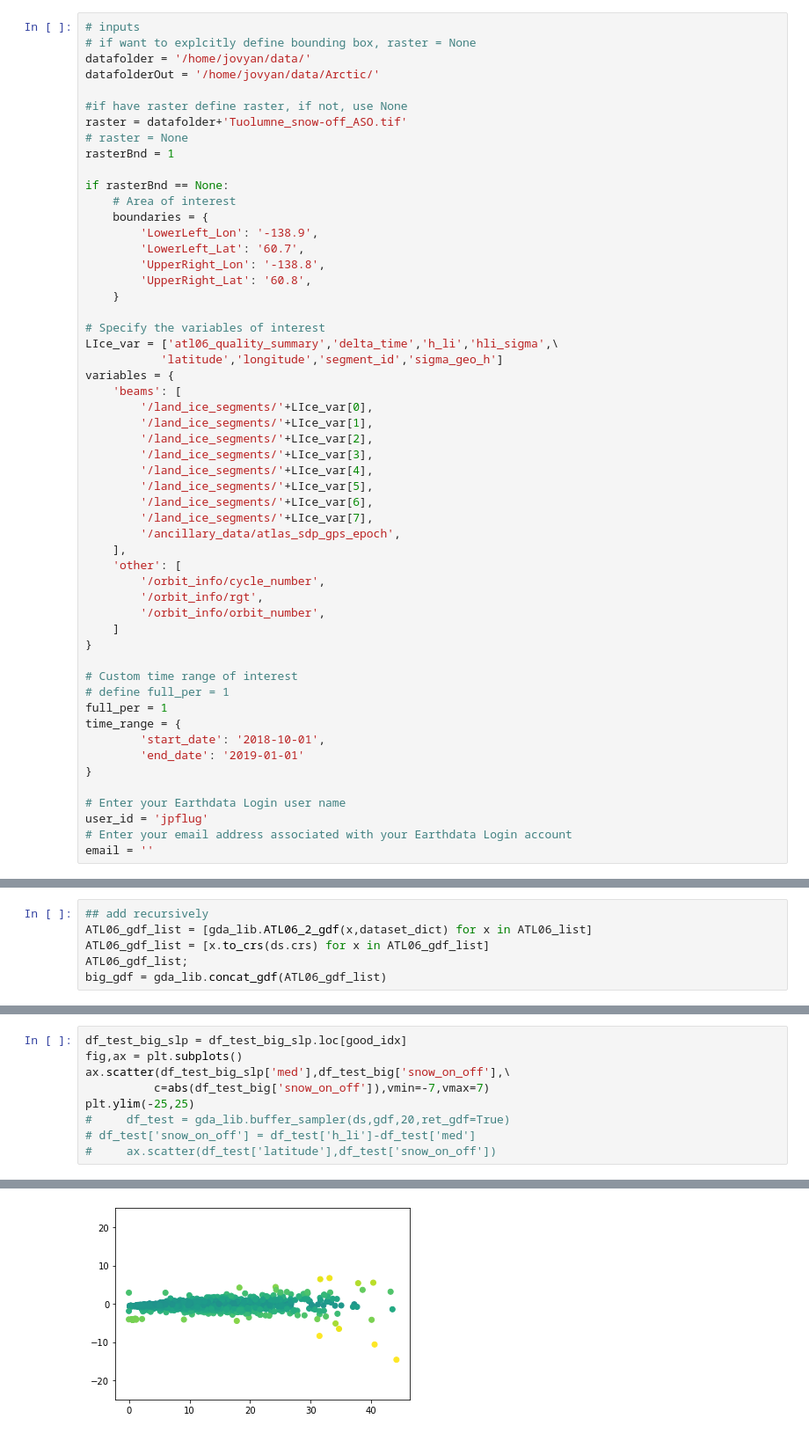
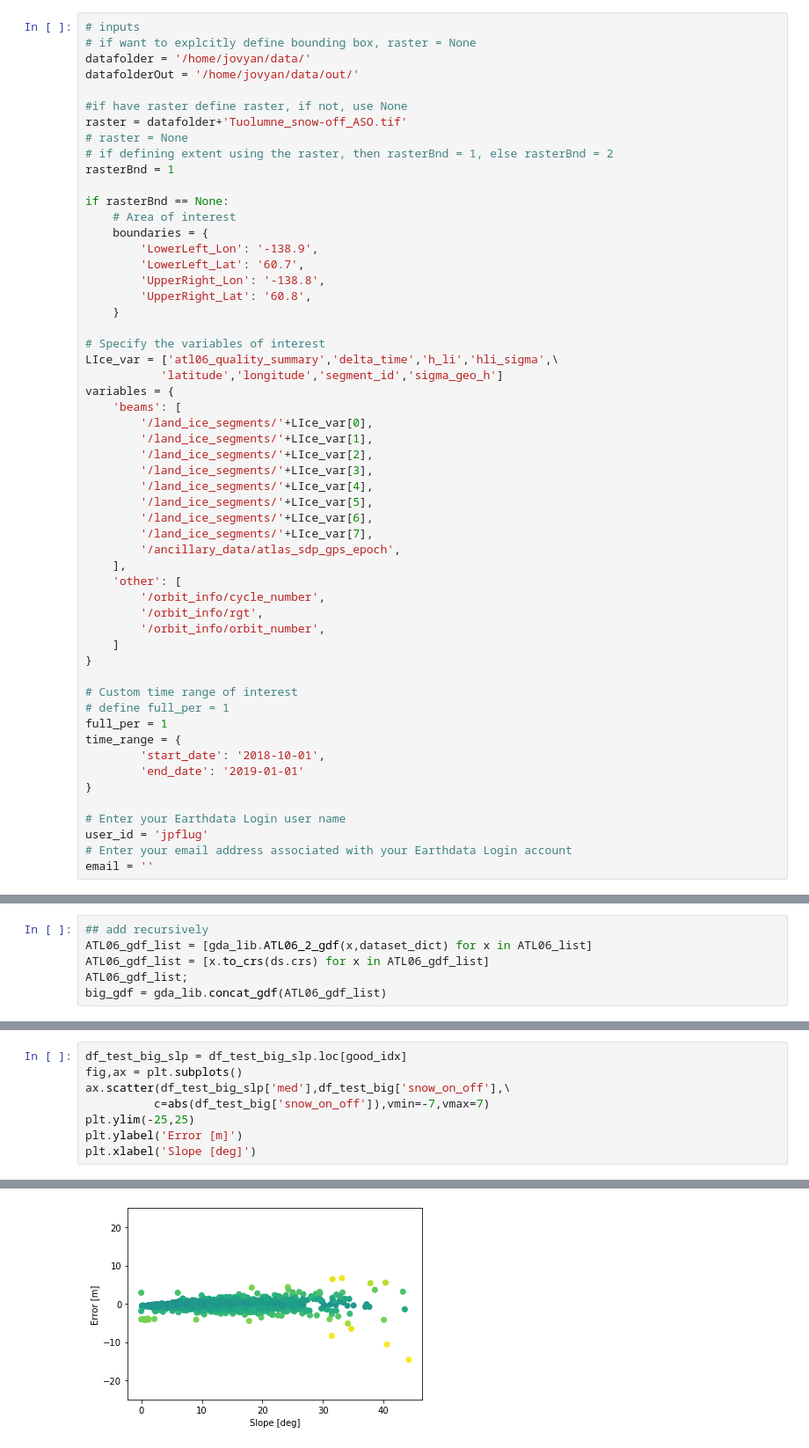
Before and after one commit to ICESAT-2HackWeek/topohack, a Jupyter notebook: notebooks/IntegratedWkflw.ipynb, the cells around one changed output, grey strips where cells are left out. Shown: that part at 88% size. Saved outputs shown, nothing was run; the diff lists cells and outputs as text.

```diff
--- a/notebooks/IntegratedWkflw.ipynb
+++ b/notebooks/IntegratedWkflw.ipynb
@@ -14,11 +18,12 @@ from multiprocessing import Pool
 # inputs
 # if want to explcitly define bounding box, raster = None
 datafolder = '/home/jovyan/data/'
-datafolderOut = '/home/jovyan/data/Arctic/'
+datafolderOut = '/home/jovyan/data/out/'
 
 #if have raster define raster, if not, use None
 raster = datafolder+'Tuolumne_snow-off_ASO.tif'
 # raster = None
+# if defining extent using the raster, then rasterBnd = 1, else rasterBnd = 2
 rasterBnd = 1
 
 if rasterBnd == None:
@@ -314,7 +333,6 @@ fig,ax = plt.subplots()
 ax.scatter(df_test_big_slp['med'],df_test_big['snow_on_off'],\
           c=abs(df_test_big['snow_on_off']),vmin=-7,vmax=7)
 plt.ylim(-25,25)
-#     df_test = gda_lib.buffer_sampler(ds,gdf,20,ret_gdf=True)
-# df_test['snow_on_off'] = df_test['h_li']-df_test['med']
-#     ax.scatter(df_test['latitude'],df_test['snow_on_off'])
+plt.ylabel('Error [m]')
+plt.xlabel('Slope [deg]')
 # %% [output]
@@ -321 +340 @@ plt.ylim(-25,25)
-[figure, old version]
+[figure, new version]
```
Also changed, not shown: parts of 21 cells of this notebook.
